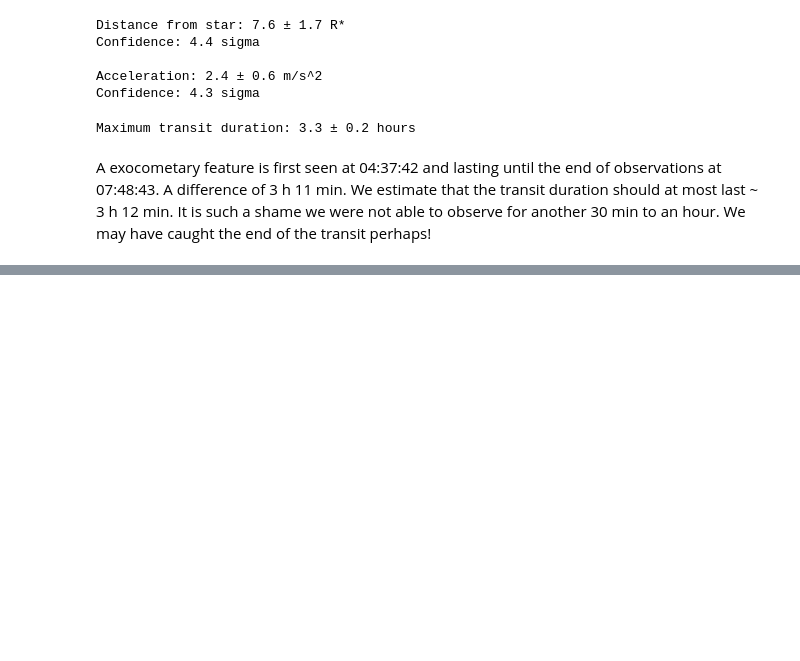
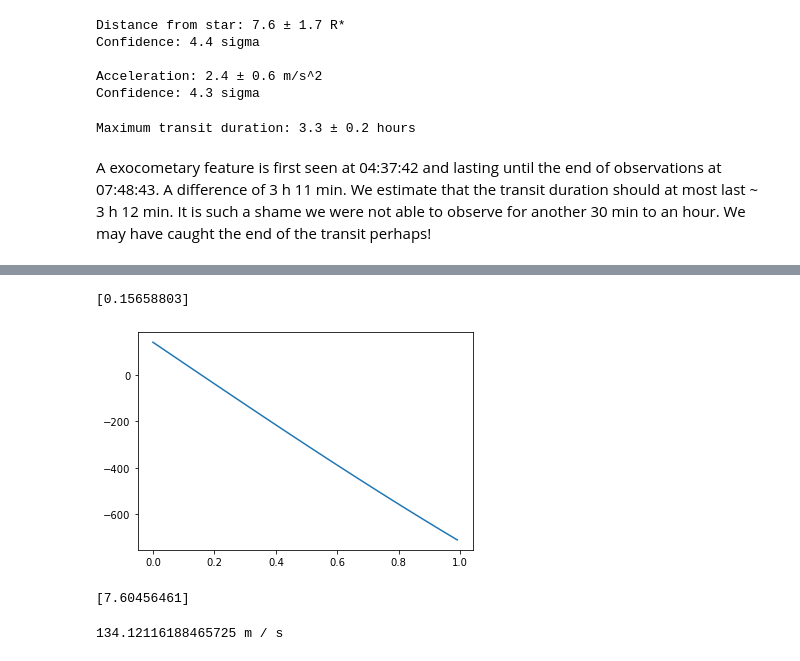
Before and after one commit to bdrdavies/exocomets, a Jupyter notebook: notebooks/transit_duration.ipynb, the cells around one changed output, grey strips where cells are left out. Saved outputs shown, nothing was run; the diff lists cells and outputs as text; code cells hidden in the pictures; blank space fills up the shorter version.

```diff
--- a/notebooks/transit_duration.ipynb
+++ b/notebooks/transit_duration.ipynb
@@ -57,0 +73,31 @@ A exocometary feature is first seen at 04:37:42 and lasting until the end of obs
+# %%
+G = const.G
+M = 2*const.M_sun
+v = 140 * u.km / u.second
+d = dist_w_ave
+# %%
+
+
+func = lambda omega : v - (np.sqrt(G*M/R*d)*np.sin(omega)/np.sqrt(1 + np.cos(omega)))
+
+omega = np.arange(0,1,0.01)
+
+initial_guess = 0.2
+
+omega_solution = fsolve(func, initial_guess)
+
+plt.plot(omega, func(omega))
+
+print(omega_solution)
+# %% [output]
+[0.15658803]
+[figure, added]
+# %%
+print(2*dist_w_ave/(1+np.cos(omega_solution)))
+# %% [output]
+[7.60456461]
+# %%
+omega = 0.15
+print(np.sqrt(G*M/R*d)*np.sin(omega)/np.sqrt(1 + np.cos(omega))/1e3)
+# %% [output]
+134.12116188465725 m / s
```
Also changed, not shown: parts of 8 cells of this notebook, 2 other files.
